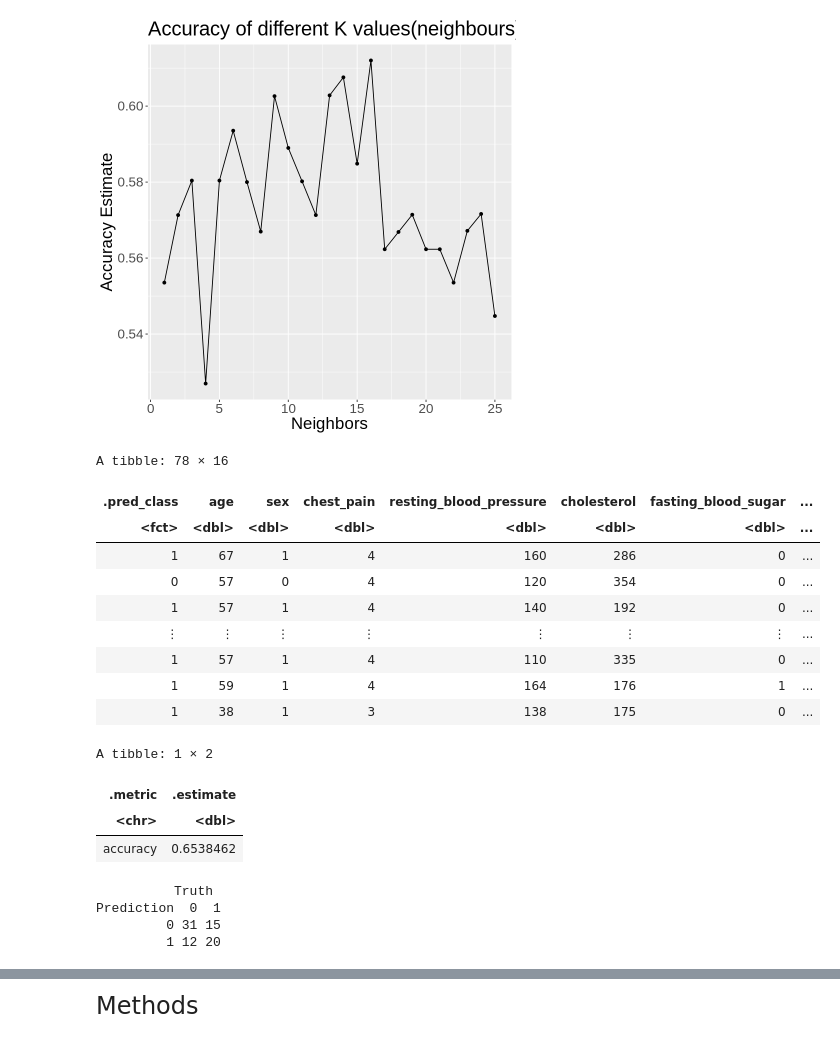
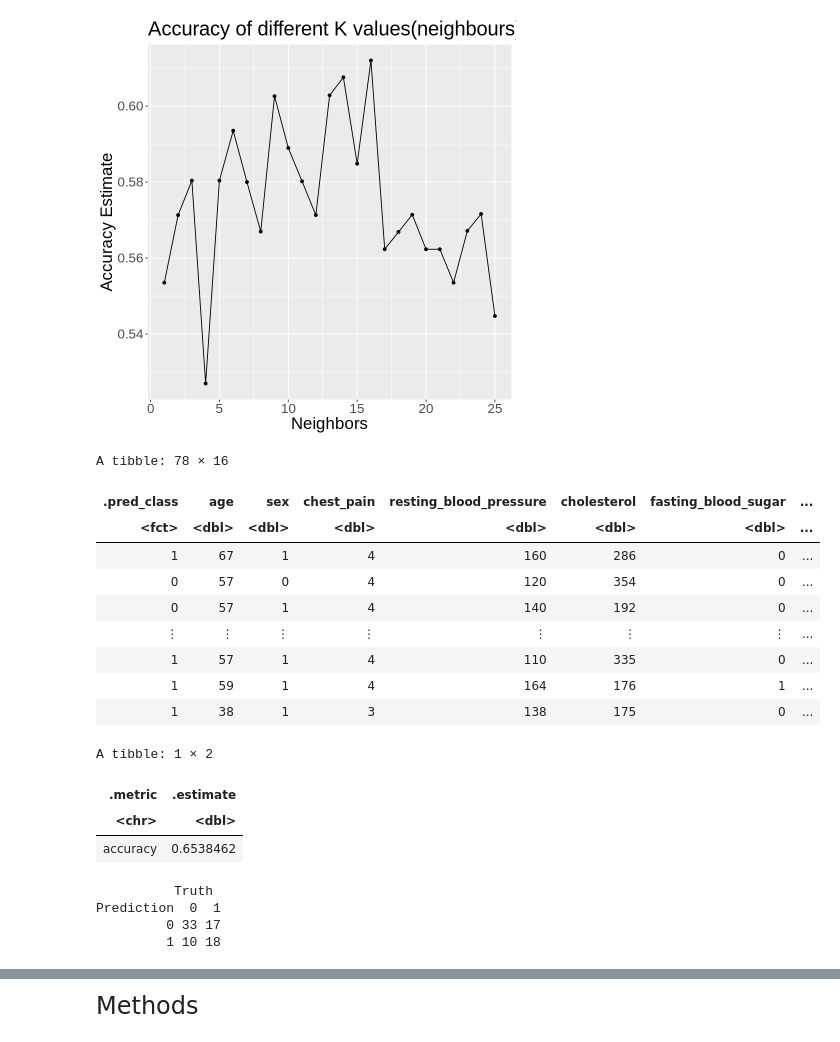
Before and after one commit to ck2671/dsci-100-2022w2-group-35, a Jupyter notebook: Heart Disease Project.ipynb, the cells around one changed output, grey strips where cells are left out. Cells and saved outputs as stored; diff of their text form; code cells hidden in the pictures.

```diff
--- a/Heart Disease Project.ipynb
+++ b/Heart Disease Project.ipynb
@@ -248,37 +247,37 @@ A tibble: 50 × 7
 | 25 | roc_auc | binary | 0.6198313 | 5 | 0.01209012 | Preprocessor1_Model25 |
 [figure]
 # %%
-knn_best_spec <- nearest_neighbor(weight_func = "rectangular", neighbors = 16) |>
+knn_best_spec <- nearest_neighbor(weight_func = "rectangular", neighbors = 14) |>
   set_engine("kknn") |>
   set_mode("classification")
 
 heart_fit <- workflow() |>
   add_recipe(heart_recipe) |>
   add_model(knn_best_spec) |>
   fit(data = heart_train_grouped)
 
 heart_predictions <- predict(heart_fit, heart_test_grouped) |>
     bind_cols(heart_test_grouped)
 heart_predictions
 
 # Compare the accuracy of predictions to the true values in the test set
 heart_acc <- heart_predictions |>
     metrics(truth = new_heart_binary, estimate = .pred_class) |>
     select(.metric, .estimate) |>
     head(1)
 heart_acc
 
 # Compare the predictions to the true values in a confusion matrix
 heart_cm <- heart_predictions |>
     conf_mat(truth = new_heart_binary, estimate = .pred_class)
 heart_cm
 # %% [output]
 A tibble: 78 × 16
 | .pred_class | age | sex | chest_pain | resting_blood_pressure | cholesterol | fasting_blood_sugar | ... |
 | <fct> | <dbl> | <dbl> | <dbl> | <dbl> | <dbl> | <dbl> | ... |
 | 1 | 67 | 1 | 4 | 160 | 286 | 0 | ... |
 | 0 | 57 | 0 | 4 | 120 | 354 | 0 | ... |
-| 1 | 57 | 1 | 4 | 140 | 192 | 0 | ... |
+| 0 | 57 | 1 | 4 | 140 | 192 | 0 | ... |
 | ⋮ | ⋮ | ⋮ | ⋮ | ⋮ | ⋮ | ⋮ | ... |
 | 1 | 57 | 1 | 4 | 110 | 335 | 0 | ... |
 | 1 | 59 | 1 | 4 | 164 | 176 | 1 | ... |
@@ -289,8 +288,8 @@ A tibble: 1 × 2
 | accuracy | 0.6538462 |
           Truth
 Prediction  0  1
-         0 31 15
-         1 12 20
+         0 33 17
+         1 10 18
 # %%
 #shows that our data is unbiased
 new_heart_predictions <- heart_predictions %>%
```
Also changed, not shown: parts of 5 cells of this notebook.
